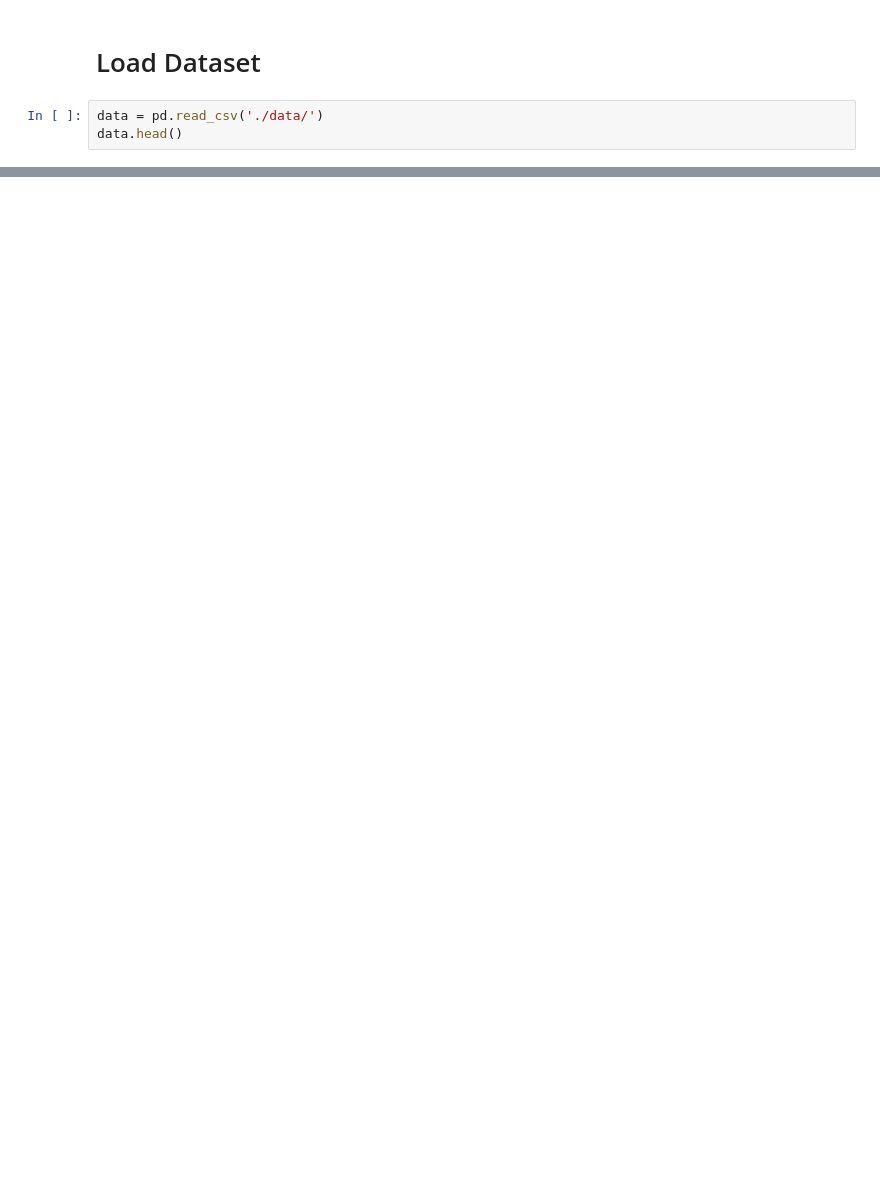
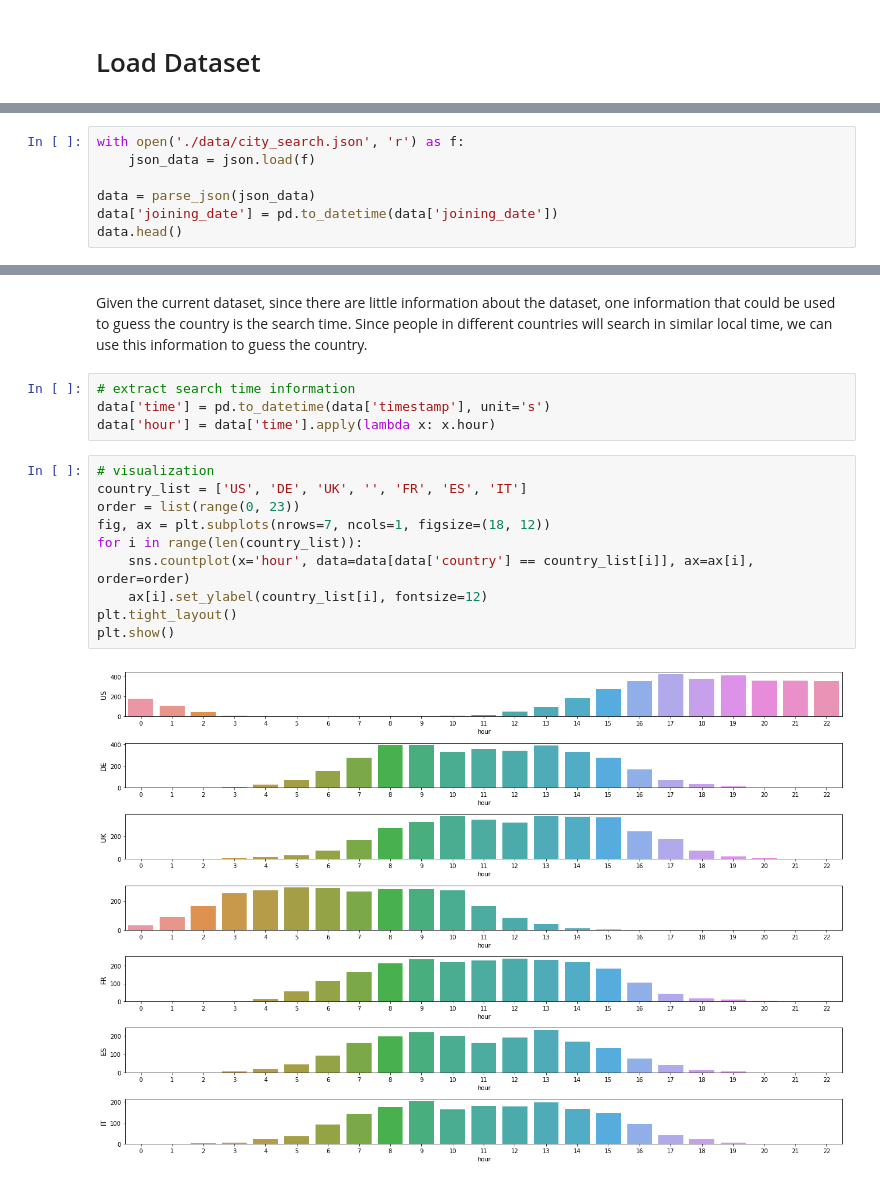
Before and after one commit to JifuZhao/DS-Take-Home, a Jupyter notebook: 13. Json City Similarities.ipynb, the cells around one changed output, grey strips where cells are left out. Drawn from its saved outputs; the diff is of its cells as text; blank space fills up the shorter version.

```diff
--- a/13. Json City Similarities.ipynb
+++ b/13. Json City Similarities.ipynb
@@ -27,6 +28,3 @@ import matplotlib.pyplot as plt
 %matplotlib inline
 # %% [markdown]
 # Load Dataset
-# %%
-data = pd.read_csv('./data/')
-data.head()
@@ -32,0 +56,7 @@ data.head()
+# %%
+with open('./data/city_search.json', 'r') as f:
+    json_data = json.load(f)
+
+data = parse_json(json_data)
+data['joining_date'] = pd.to_datetime(data['joining_date'])
+data.head()
@@ -34,0 +107,18 @@ data.info()
+# %% [markdown]
+Given the current dataset, since there are little information about the dataset, one information that could be used to guess the country is the search time. Since people in different countries will search in similar local time, we can use this information to guess the country.
+# %%
+# extract search time information
+data['time'] = pd.to_datetime(data['timestamp'], unit='s')
+data['hour'] = data['time'].apply(lambda x: x.hour)
+# %%
+# visualization
+country_list = ['US', 'DE', 'UK', '', 'FR', 'ES', 'IT']
+order = list(range(0, 23))
+fig, ax = plt.subplots(nrows=7, ncols=1, figsize=(18, 12))
+for i in range(len(country_list)):
+    sns.countplot(x='hour', data=data[data['country'] == country_list[i]], ax=ax[i], order=order)
+    ax[i].set_ylabel(country_list[i], fontsize=12)
+plt.tight_layout()
+plt.show()
+# %% [output]
+[figure, added]
```
Also changed, not shown: parts of 24 cells of this notebook, 13 other files.
